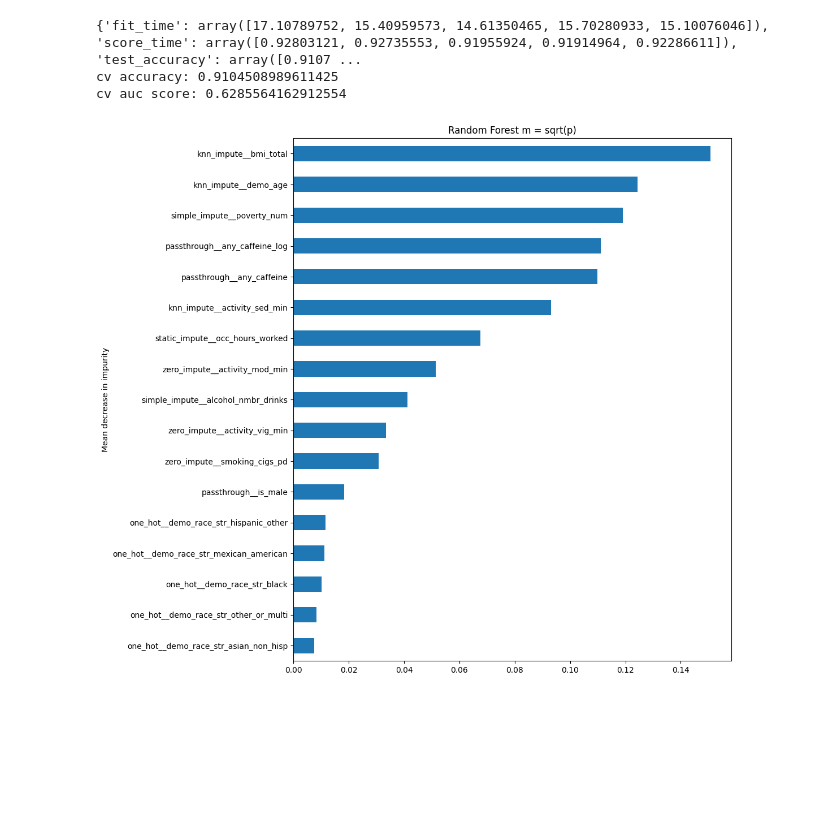
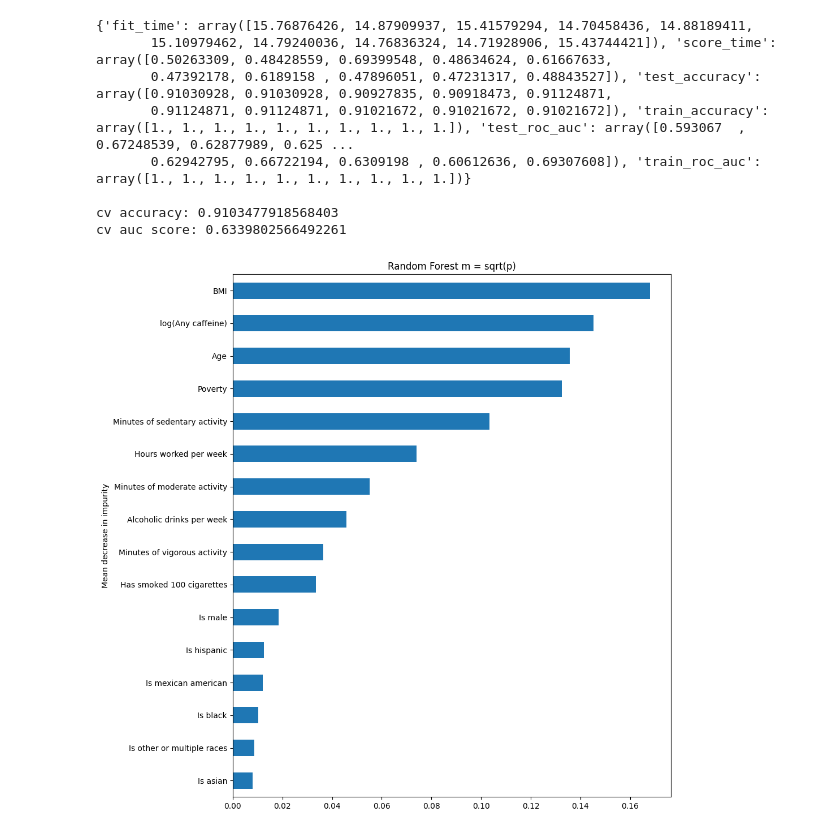
Before and after one commit to mcanearm/YGTBKM, a Jupyter notebook: paper/models/RF.ipynb, the cells around one changed output. Drawn from its saved outputs; the diff is of its cells as text; code cells hidden in the pictures; blank space fills up the shorter version.

Commit message:
Updated RF script, please check the varaible names and descriptions.

```diff
--- a/paper/models/RF.ipynb
+++ b/paper/models/RF.ipynb
@@ -52,39 +39,69 @@ train_data_X = df.loc[:,[
         "zero_impute__activity_mod_min",
         "zero_impute__smoking_cigs_pd",
         "static_impute__occ_hours_worked",
-        "passthrough__any_caffeine",
+        #"passthrough__any_caffeine",
         "passthrough__is_male",
         "passthrough__any_caffeine_log",
         "one_hot__demo_race_str_asian_non_hisp",
         "one_hot__demo_race_str_black",
         "one_hot__demo_race_str_hispanic_other",
         "one_hot__demo_race_str_mexican_american",
         "one_hot__demo_race_str_other_or_multi",
         "kidney_had_stones",
         #"kidney_passed_stone",
         #"kidney_weak_failing"
     ]
 ]
+
+column_map = {
+        "knn_impute__bmi_total":"BMI",
+        "knn_impute__demo_age":"Age",
+        "knn_impute__activity_sed_min":"Minutes of sedentary activity",
+        "simple_impute__alcohol_nmbr_drinks":"Alcoholic drinks per week",
+        "simple_impute__poverty_num":"Poverty",
+        "zero_impute__activity_vig_min":"Minutes of vigorous activity",
+        "zero_impute__activity_mod_min":"Minutes of moderate activity",
+        "zero_impute__smoking_cigs_pd":"Has smoked 100 cigarettes",
+        "static_impute__occ_hours_worked":"Hours worked per week",
+        #"passthrough__any_caffeine",
+        "passthrough__is_male":"Is male",
+        "passthrough__any_caffeine_log":"log(Any caffeine)",
+        "one_hot__demo_race_str_asian_non_hisp":"Is asian",
+        "one_hot__demo_race_str_black":"Is black",
+        "one_hot__demo_race_str_hispanic_other":"Is hispanic",
+        "one_hot__demo_race_str_mexican_american":"Is mexican american",
+        "one_hot__demo_race_str_other_or_multi":"Is other or multiple races",
+        "kidney_had_stones":"kidney_had_stones",
+}
+
+train_data_X = train_data_X.rename(column_map, axis=1)
 train_data_Y = train_data_X.pop("kidney_had_stones")
 
-#print(train_data_X.isna())
-cv_data = cross_validate(rfc, train_data_X, train_data_Y, cv=5, scoring=['accuracy', 'roc_auc'], return_train_score=True)
+
+cv_data = cross_validate(rfc, train_data_X, train_data_Y, cv=10, scoring=['accuracy', 'roc_auc'], return_train_score=True)
+
 print(cv_data)
+print("")
 print("cv accuracy: " + str(np.mean(cv_data["test_accuracy"])))
 print("cv auc score: " + str(np.mean(cv_data["test_roc_auc"])))
 
 rfc.fit(train_data_X, train_data_Y)
 
 importances = rfc.feature_importances_
-forest_importances = pd.Series(importances, index= rfc.feature_names_in_)
+forest_importances = pd.Series(importances, index = rfc.feature_names_in_)
 
 plt.figure(figsize=(10,12))
 forest_importances.sort_values(ascending = True).plot.barh()
 plt.title("Random Forest m = sqrt(p)")
 plt.ylabel("Mean decrease in impurity")
 plt.show()
 # %% [output]
-{'fit_time': array([17.10789752, 15.40959573, 14.61350465, 15.70280933, 15.10076046]), 'score_time': array([0.92803121, 0.92735553, 0.91955924, 0.91914964, 0.92286611]), 'test_accuracy': array([0.9107 ...
-cv accuracy: 0.9104508989611425
-cv auc score: 0.6285564162912554
+{'fit_time': array([15.76876426, 14.87909937, 15.41579294, 14.70458436, 14.88189411,
+       15.10979462, 14.79240036, 14.76836324, 14.71928906, 15.43744421]), 'score_time': array([0.50263309, 0.48428559, 0.69399548, 0.48634624, 0.61667633,
+       0.47392178, 0.6189158 , 0.47896051, 0.47231317, 0.48843527]), 'test_accuracy': array([0.91030928, 0.91030928, 0.90927835, 0.90918473, 0.91124871,
+       0.91124871, 0.91124871, 0.91021672, 0.91021672, 0.91021672]), 'train_accuracy': array([1., 1., 1., 1., 1., 1., 1., 1., 1., 1.]), 'test_roc_auc': array([0.593067  , 0.67248539, 0.62877989, 0.625 ...
+       0.62942795, 0.66722194, 0.6309198 , 0.60612636, 0.69307608]), 'train_roc_auc': array([1., 1., 1., 1., 1., 1., 1., 1., 1., 1.])}
+
+cv accuracy: 0.9103477918568403
+cv auc score: 0.6339802566492261
-[figure, old version]
+[figure, new version]
```
Also changed, not shown: parts of 2 cells of this notebook.
